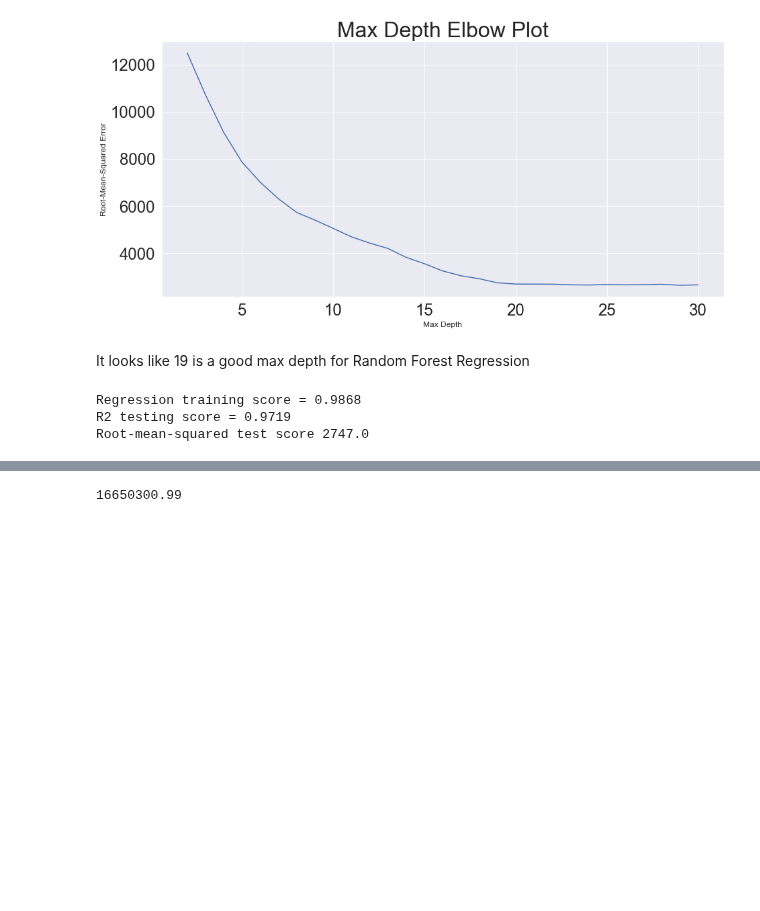
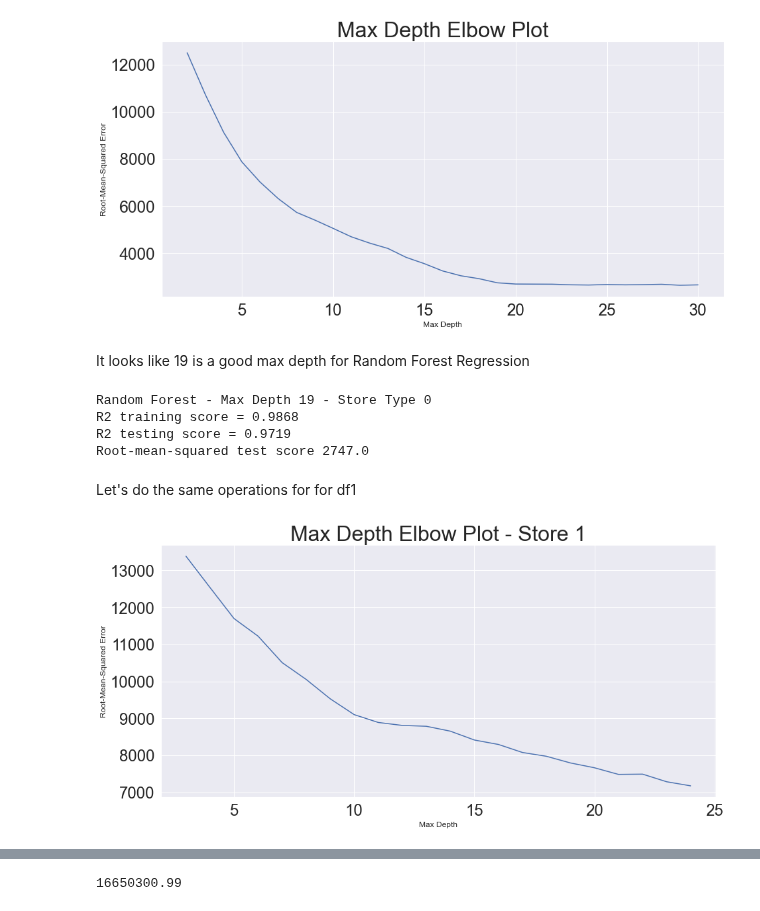
Before and after one commit to Dylan-C-Neal/capstone1-retail_forecasting, a Jupyter notebook: notebooks/C1S4-Modeling.ipynb, the cells around one changed output, grey strips where cells are left out. Drawn from its saved outputs; the diff is of its cells as text; code cells hidden in the pictures; blank space fills up the shorter version.

Commit message:
Fit random forest regression on stores 1 and 2 as well

```diff
--- a/notebooks/C1S4-Modeling.ipynb
+++ b/notebooks/C1S4-Modeling.ipynb
@@ -261,14 +261,38 @@ _ = plt.title('Max Depth Elbow Plot')
 # %% [markdown]
 It looks like 19 is a good max depth for Random Forest Regression
 # %%
-# Let's try max_depth = 19
-reg = RandomForestRegressor(max_depth=19, random_state=42)
-reg.fit(X_train0, np.ravel(y_train0))
-y_pred0 = reg.predict(X_test0)
-print('Regression training score = ' + str(round(reg.score(X_train0, y_train0), 4)))
+# Let's try max_depth = 19 on df0
+reg0 = RandomForestRegressor(max_depth=19, random_state=42)
+reg0.fit(X_train0, np.ravel(y_train0))
+y_pred0 = reg0.predict(X_test0)
+print('Random Forest - Max Depth 19 - Store Type 0')
+print('R2 training score = ' + str(round(reg0.score(X_train0, y_train0), 4)))
 print('R2 testing score = ' + str(round(r2_score(y_test0, y_pred0), 4)))
 print('Root-mean-squared test score ' + str(round(mean_squared_error(y_test0, y_pred0, squared=False))))
 # %% [output]
-Regression training score = 0.9868
+Random Forest - Max Depth 19 - Store Type 0
+R2 training score = 0.9868
 R2 testing score = 0.9719
 Root-mean-squared test score 2747.0
+# %% [markdown]
+Let's do the same operations for for df1
+# %%
+# Elbow plot to determine appropriate max_depth to use
+
+ndepth = []
+nrmse = []
+
+for i in range(3, 25):
+    reg = RandomForestRegressor(max_depth=i, random_state=42)
+    reg.fit(X_train1, np.ravel(y_train1))
+    y_pred1 = reg.predict(X_test1)
+    nrmse.append(mean_squared_error(y_test1, y_pred1, squared=False))
+    ndepth.append(i)
+# %%
+RFElbow = pd.DataFrame({'Max Depth':ndepth, 'Root-Mean-Squared Error':nrmse})
+# %%
+fig = plt.figure(figsize=(15,7))
+_ = sns.lineplot(x='Max Depth', y='Root-Mean-Squared Error', data=RFElbow)
+_ = plt.title('Max Depth Elbow Plot - Store 1')
+# %% [output]
+[figure, added]
```
Also changed, not shown: parts of 7 cells of this notebook.
